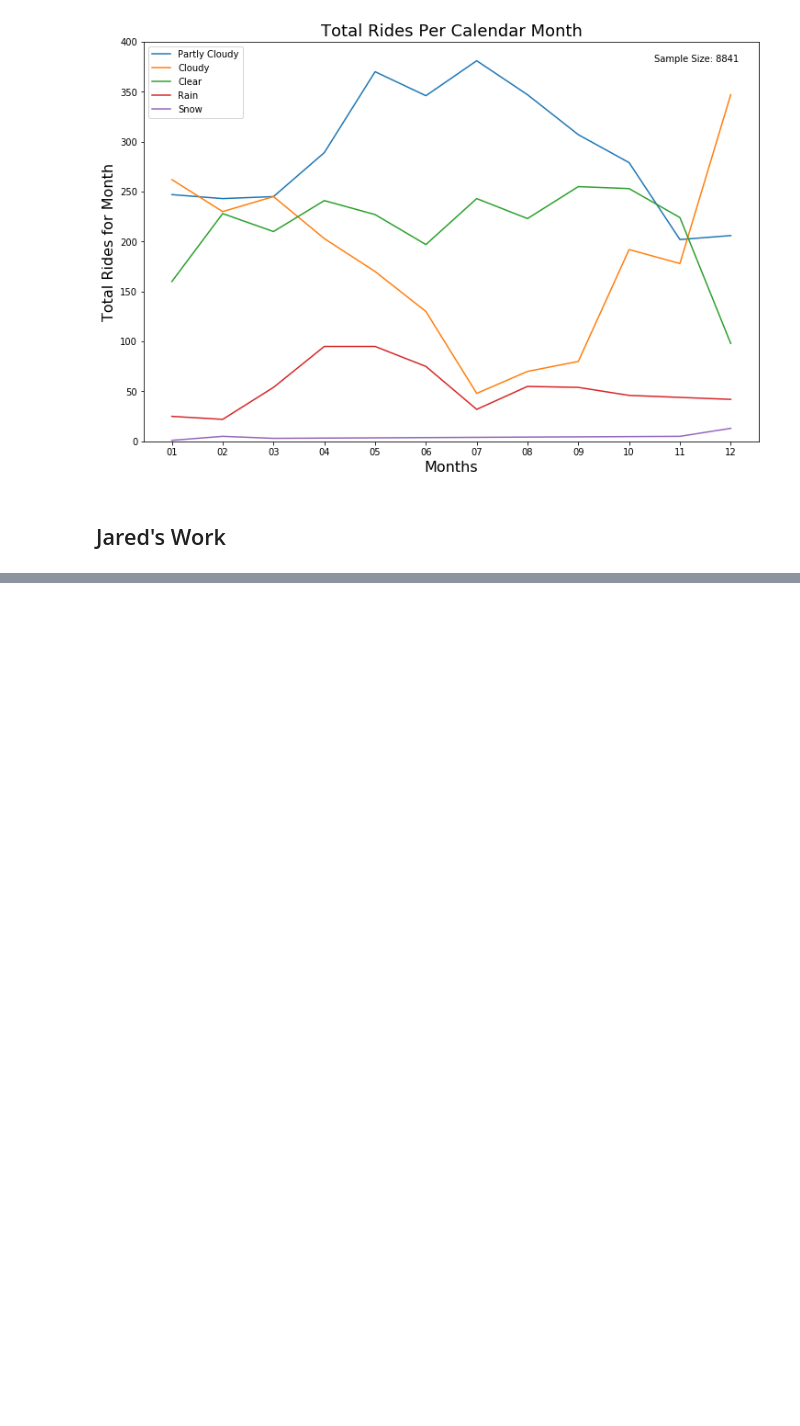
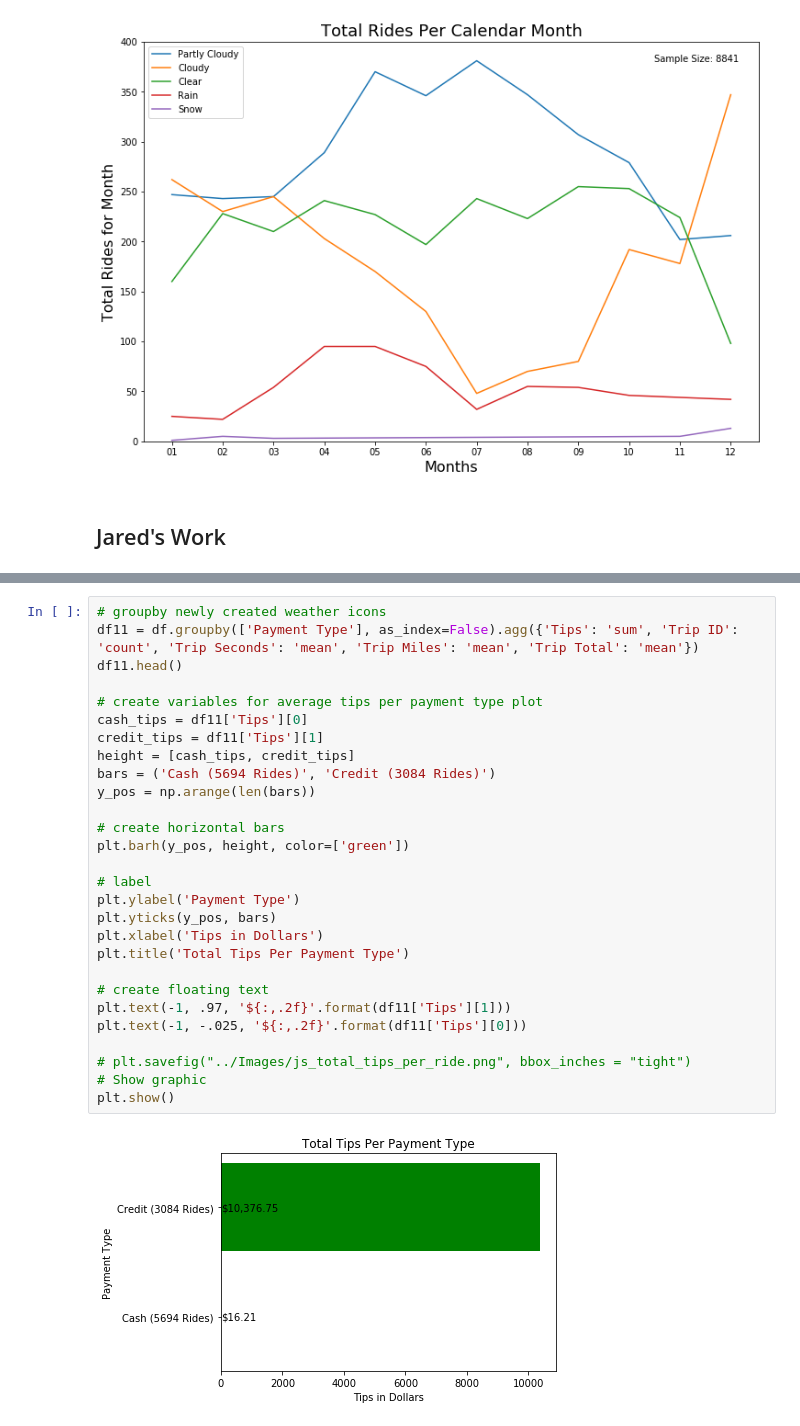
Before and after one commit to peterjorphan/07-project_one, a Jupyter notebook: Data Analysis.ipynb, the cells around one changed output, grey strips where cells are left out. Cells and saved outputs as stored; diff of their text form; blank space fills up the shorter version.

```diff
--- a/Data Analysis.ipynb
+++ b/Data Analysis.ipynb
@@ -308,0 +453,30 @@ plt.show()
+# %%
+# groupby newly created weather icons
+df11 = df.groupby(['Payment Type'], as_index=False).agg({'Tips': 'sum', 'Trip ID': 'count', 'Trip Seconds': 'mean', 'Trip Miles': 'mean', 'Trip Total': 'mean'})
+df11.head()
+
+# create variables for average tips per payment type plot
+cash_tips = df11['Tips'][0]
+credit_tips = df11['Tips'][1]
+height = [cash_tips, credit_tips]
+bars = ('Cash (5694 Rides)', 'Credit (3084 Rides)')
+y_pos = np.arange(len(bars))
+
+# create horizontal bars
+plt.barh(y_pos, height, color=['green'])
+
+# label
+plt.ylabel('Payment Type')
+plt.yticks(y_pos, bars)
+plt.xlabel('Tips in Dollars')
+plt.title('Total Tips Per Payment Type')
+
+# create floating text
+plt.text(-1, .97, '${:,.2f}'.format(df11['Tips'][1]))
+plt.text(-1, -.025, '${:,.2f}'.format(df11['Tips'][0]))
+
+# plt.savefig("../Images/js_total_tips_per_ride.png", bbox_inches = "tight")
+# Show graphic
+plt.show()
+# %% [output]
+[figure, added]
```
Also changed, not shown: parts of 5 cells of this notebook.
